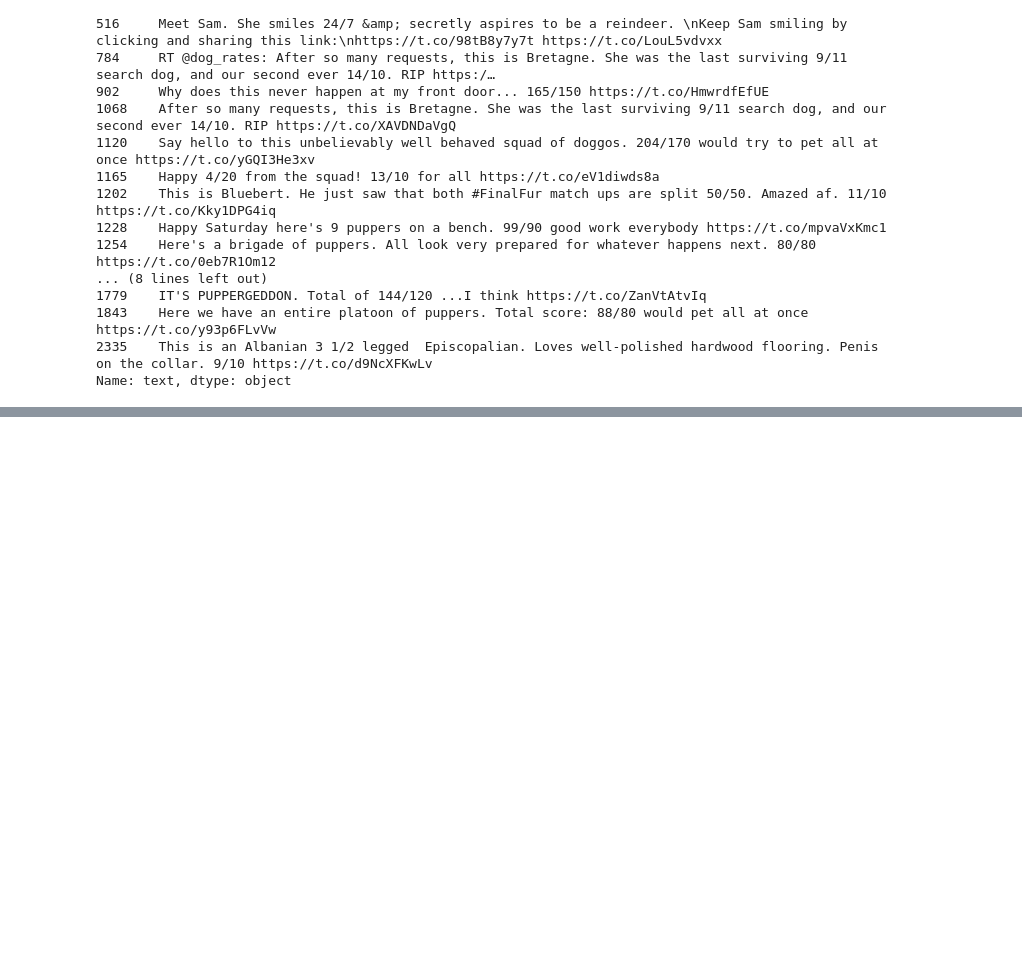
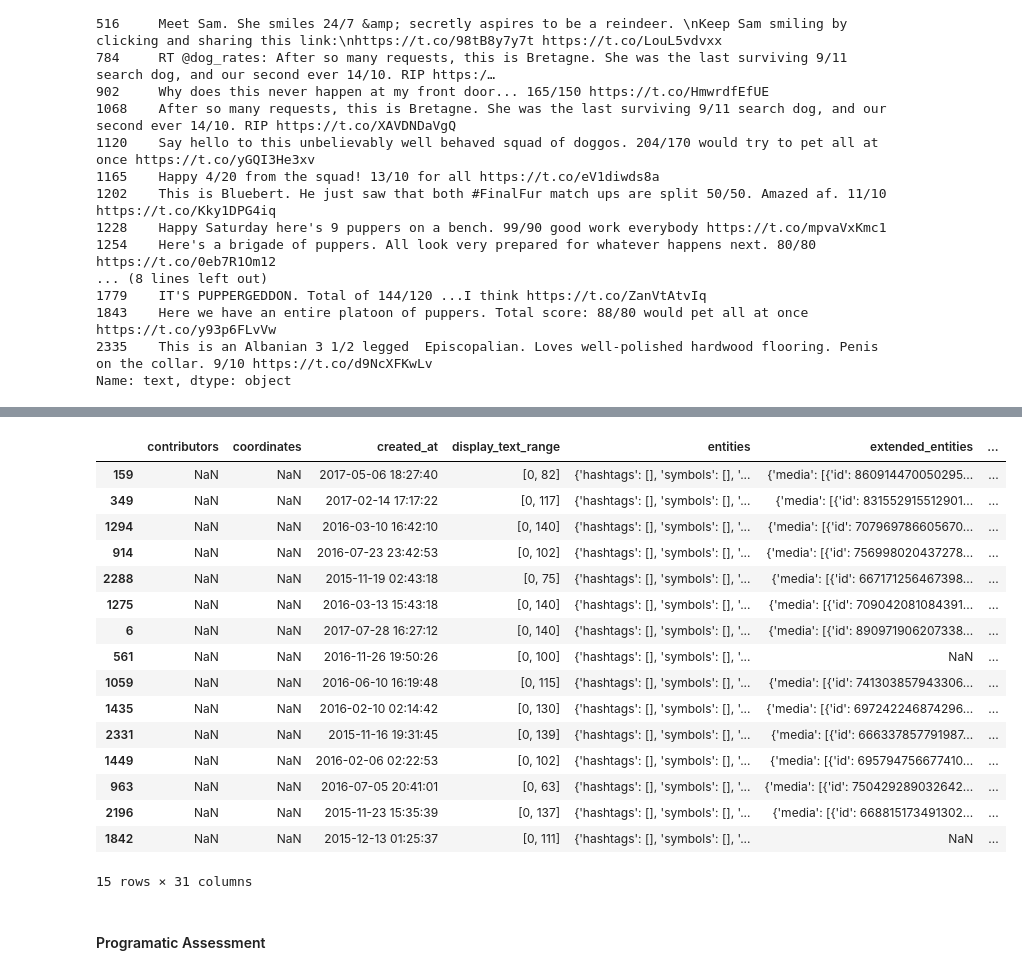
Before and after one commit to AOM98/Wrangle-And-Analyze-Data, a Jupyter notebook: wrangle_act.ipynb, the cells around one changed output, grey strips where cells are left out. Saved outputs shown, nothing was run; the diff lists cells and outputs as text; code cells hidden in the pictures; blank space fills up the shorter version.

```diff
--- a/wrangle_act.ipynb
+++ b/wrangle_act.ipynb
@@ -309,0 +382,22 @@ df_twitter_archive.query('rating_denominator != "10"').expanded_urls
+# %%
+df_tweets.sample(15)
+# %% [output]
+|  | contributors | coordinates | created_at | display_text_range | entities | extended_entities | ... |
+| 159 | NaN | NaN | 2017-05-06 18:27:40 | [0, 82] | {'hashtags': [], 'symbols': [], '... | {'media': [{'id': 860914470050295... | ... |
+| 349 | NaN | NaN | 2017-02-14 17:17:22 | [0, 117] | {'hashtags': [], 'symbols': [], '... | {'media': [{'id': 831552915512901... | ... |
+| 1294 | NaN | NaN | 2016-03-10 16:42:10 | [0, 140] | {'hashtags': [], 'symbols': [], '... | {'media': [{'id': 707969786605670... | ... |
+| 914 | NaN | NaN | 2016-07-23 23:42:53 | [0, 102] | {'hashtags': [], 'symbols': [], '... | {'media': [{'id': 756998020437278... | ... |
+| 2288 | NaN | NaN | 2015-11-19 02:43:18 | [0, 75] | {'hashtags': [], 'symbols': [], '... | {'media': [{'id': 667171256467398... | ... |
+| 1275 | NaN | NaN | 2016-03-13 15:43:18 | [0, 140] | {'hashtags': [], 'symbols': [], '... | {'media': [{'id': 709042081084391... | ... |
+| 6 | NaN | NaN | 2017-07-28 16:27:12 | [0, 140] | {'hashtags': [], 'symbols': [], '... | {'media': [{'id': 890971906207338... | ... |
+| 561 | NaN | NaN | 2016-11-26 19:50:26 | [0, 100] | {'hashtags': [], 'symbols': [], '... | NaN | ... |
+| 1059 | NaN | NaN | 2016-06-10 16:19:48 | [0, 115] | {'hashtags': [], 'symbols': [], '... | {'media': [{'id': 741303857943306... | ... |
+| 1435 | NaN | NaN | 2016-02-10 02:14:42 | [0, 130] | {'hashtags': [], 'symbols': [], '... | {'media': [{'id': 697242246874296... | ... |
+| 2331 | NaN | NaN | 2015-11-16 19:31:45 | [0, 139] | {'hashtags': [], 'symbols': [], '... | {'media': [{'id': 666337857791987... | ... |
+| 1449 | NaN | NaN | 2016-02-06 02:22:53 | [0, 102] | {'hashtags': [], 'symbols': [], '... | {'media': [{'id': 695794756677410... | ... |
+| 963 | NaN | NaN | 2016-07-05 20:41:01 | [0, 63] | {'hashtags': [], 'symbols': [], '... | {'media': [{'id': 750429289032642... | ... |
+| 2196 | NaN | NaN | 2015-11-23 15:35:39 | [0, 137] | {'hashtags': [], 'symbols': [], '... | {'media': [{'id': 668815173491302... | ... |
+| 1842 | NaN | NaN | 2015-12-13 01:25:37 | [0, 111] | {'hashtags': [], 'symbols': [], '... | NaN | ... |
+15 rows × 31 columns
+# %% [markdown]
+#### Programatic Assessment
```
Also changed, not shown: parts of 55 cells of this notebook.
